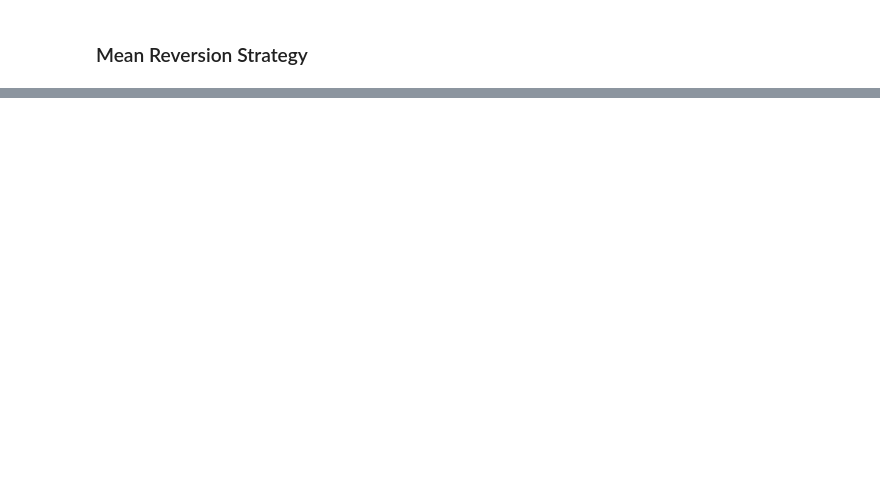
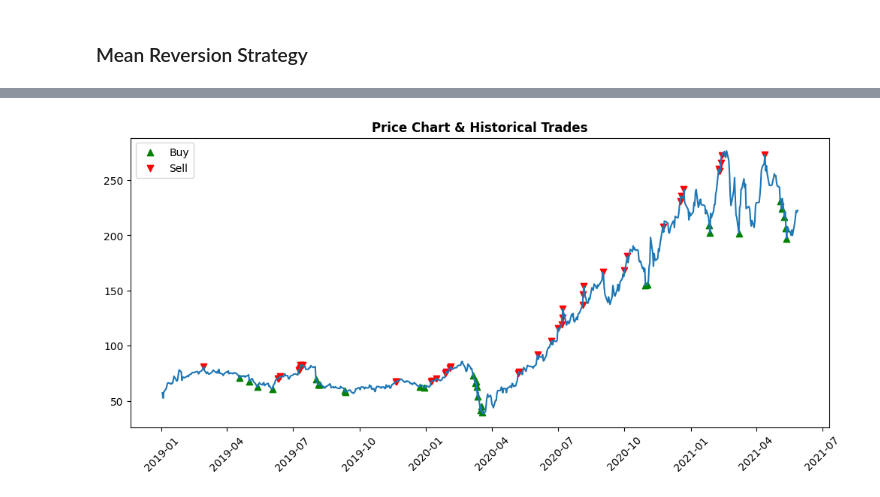
Before and after one commit to MatthewSmithseree/mean-reversion-trading-bot, a Jupyter notebook: mean_reversion.ipynb, the cells around one changed output, grey strips where cells are left out. Cells and saved outputs as stored; diff of their text form; code cells hidden in the pictures; blank space fills up the shorter version.

```diff
--- a/mean_reversion.ipynb
+++ b/mean_reversion.ipynb
@@ -13,6 +10,11 @@ ImportError: cannot import name 'generate_atr' from 'backtesting' (c:\Users\Matt
 def fetch_stock_data(ticker, startdate, enddate):
     data = yf.download(ticker, start = startdate, end = enddate)
     data = data.reset_index()
+
+    #remove ticker multiindex
+    if isinstance(data.columns, pd.MultiIndex):
+        data.columns = data.columns.get_level_values(0)
+
     #rename columns
     data = data.rename(columns= {'Date': 'date', "Open": "open", "Close": "close", "High": "high", "Low": "low", "Volume": "volume"})
     return data
@@ -54,27 +53,8 @@ def generate_signals(data):
 
     return data
 # %%
-tests = [
-    {"ticker": "UNH", "start": "2019-01-01", "end": "2021-12-31"},
-    {"ticker": "TSLA", "start": "2020-01-01", "end": "2022-12-31"},
-    {"ticker": "SPY", "start": "2022-01-01", "end": "2023-12-31"},
-]
-
-for test in tests:
-    ticker, start, end = test["ticker"], test["start"], test["end"]
-    data = fetch_stock_data(ticker, start, end)
-    data = generate_signals(data)
-
-    #sanity check plot
-    plt.figure(figsize=(12,5))
-    plt.xticks(rotation=45)
-
-    plt.plot(data['date'], data['close'], label = 'Close')
-    plt.plot(data['date'], data['sma_20'], label = '20 Ma')
-    plt.fill_between(data['date'], data['upper_bollinger'], data['lower_bollinger'], label = 'Bollinger Bands', color='lightgrey')
-    plt.title(ticker, fontweight = 'bold')
-
-    plt.legend()
-    plt.show()
+#fetching data
+ticker = "XYZ"
+data = fetch_stock_data(ticker, "2019-01-01", "2021-06-01")
 # %% [output]
 [*********************100%***********************]  1 of 1 completed
@@ -98,0 +115,13 @@ ValueError: Data must be 1-dimensional, got ndarray of shape (756, 756) instead
+# %%
+plt.figure(figsize=(12,5))
+plt.xticks(rotation=45)
+
+plt.plot(data['date'], data['close'])
+plt.scatter(data[(data['position'] == 1)]['date'], data[(data['position'] == 1)]['close'], label = 'Buy', marker='^', c='g')
+plt.scatter(data[(data['position'] == -1)]['date'], data[(data['position'] == -1)]['close'], label = 'Sell', marker='v', c='r')
+
+plt.title('Price Chart & Historical Trades', fontweight="bold")
+plt.legend()
+plt.show()
+# %% [output]
+[figure, added]
```
Also changed, not shown: parts of 5 cells of this notebook, 3 other files.
